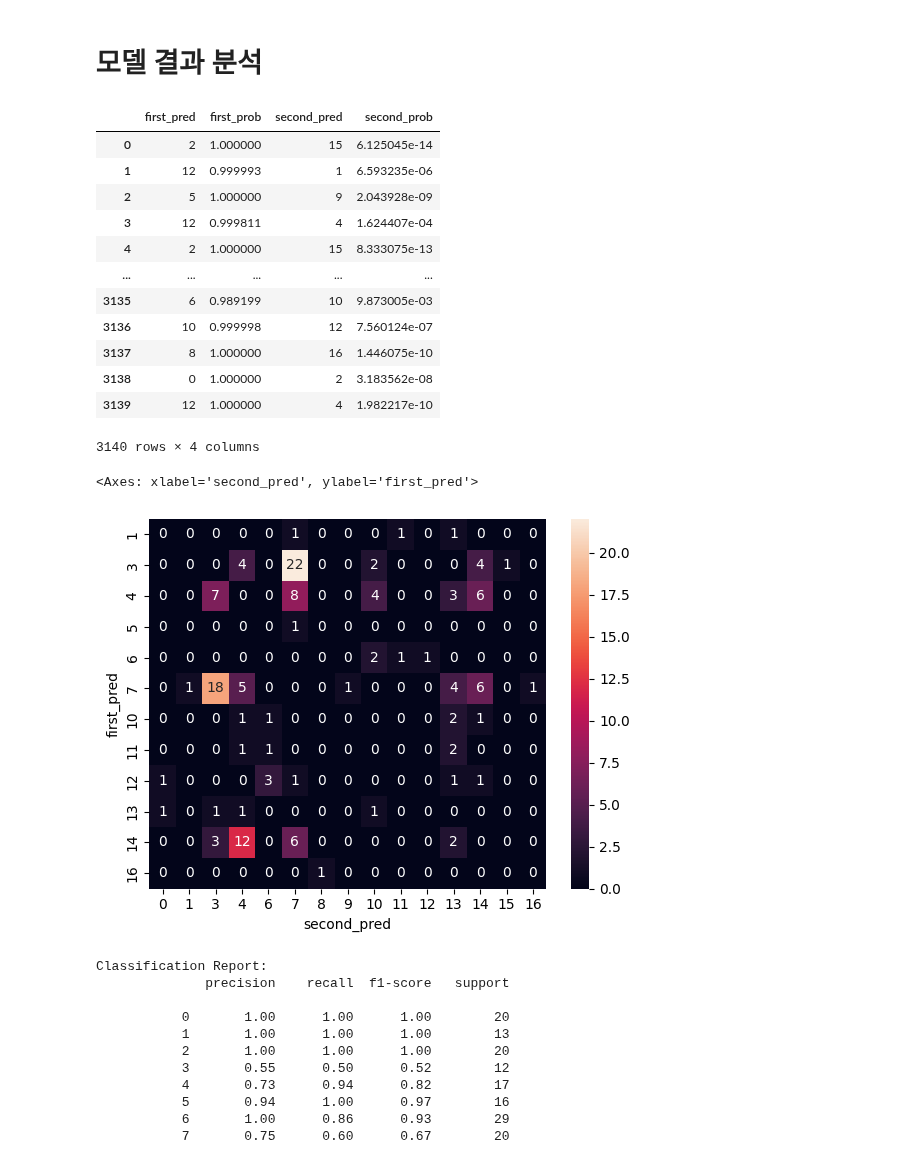
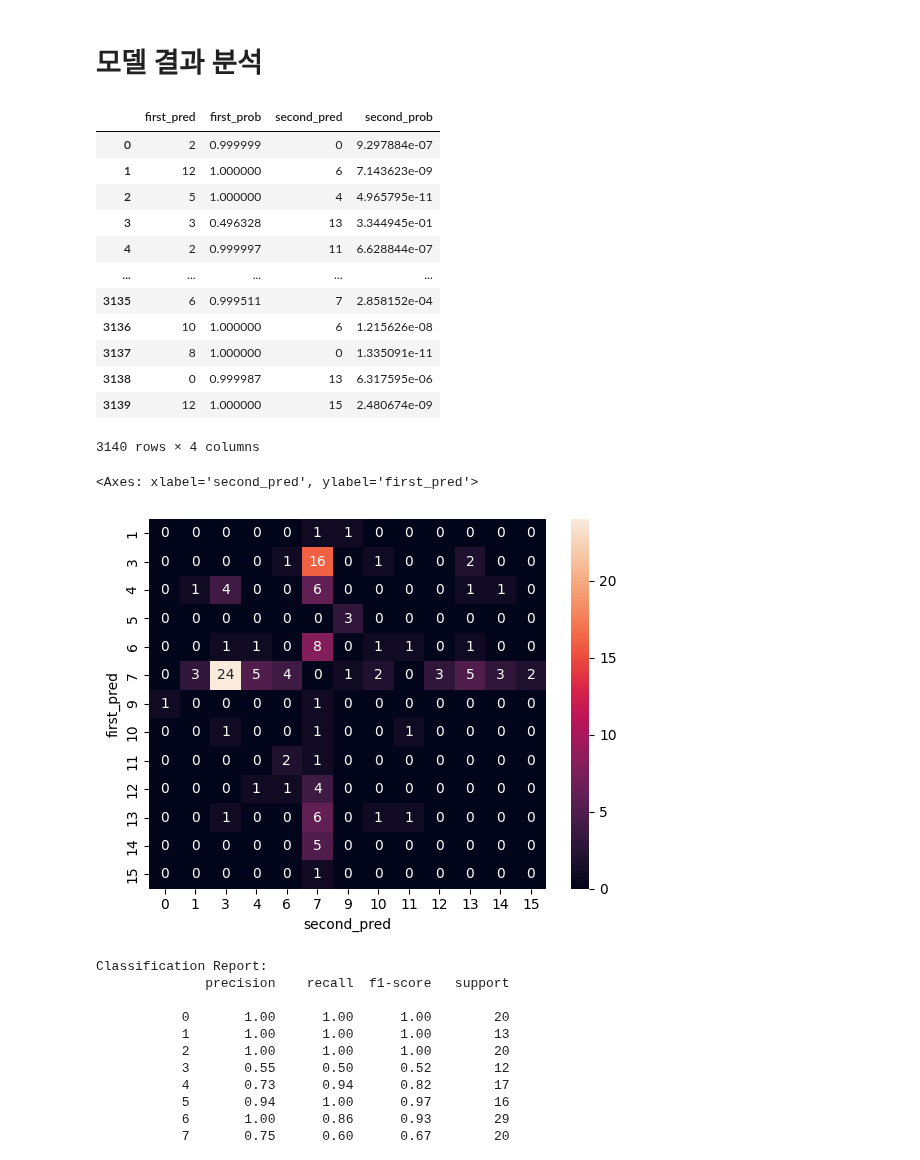
Before and after one commit to UpstageAILab3/upstage-cv-classification-cv2-pub, a Jupyter notebook: semi_model.ipynb, the cells around one changed output. Saved outputs shown, nothing was run; the diff lists cells and outputs as text; code cells hidden in the pictures.

```diff
--- a/semi_model.ipynb
+++ b/semi_model.ipynb
@@ -26,9 +28,10 @@ import wandb
 device = torch.device('cuda' if torch.cuda.is_available() else 'cpu')
 
 PRE_PATH = '/upstage-cv-classification-cv2/data/'
+
 # PATH
-TRAIN_AUG_CSV_PATH = PRE_PATH + 'train_semi_aug.csv'
-TRAIN_AUG_IMAGE_PATH = PRE_PATH + 'train_semi_aug'
+TRAIN_AUG_CSV_PATH = PRE_PATH + 'train_semi_aug2.csv'
+TRAIN_AUG_IMAGE_PATH = PRE_PATH + 'train_semi_aug2'
 
 VALID_CSV_PATH = PRE_PATH + 'valid.csv'
 VALID_IMAGE_PATH = PRE_PATH + 'valid'
@@ -36,10 +39,10 @@ VALID_IMAGE_PATH = PRE_PATH + 'valid'
 TEST_CSV_PATH = PRE_PATH + 'sample_submission.csv'
 TEST_IMAGE_PATH = PRE_PATH + 'test'
 
-RESULT_CSV_PATH = PRE_PATH + 'results'
+RESULT_CSV_PATH = PRE_PATH + 'results/train_semi_aug2.csv'
 
 WANDB_PROJECT_NAME = 'SEMI'
-WANDB_RUN_NAME = 'test_agu_data_only'
+WANDB_RUN_NAME = 'train & test37_agu'
 # %% [markdown]
 # HyperParameter
 # %%
@@ -401,26 +397,26 @@ test_result_df['second_prob'] = test_probs_second_list
 test_result_df
 # %% [output]
 |  | first_pred | first_prob | second_pred | second_prob |
-| 0 | 2 | 1.000000 | 15 | 6.125045e-14 |
-| 1 | 12 | 0.999993 | 1 | 6.593235e-06 |
-| 2 | 5 | 1.000000 | 9 | 2.043928e-09 |
-| 3 | 12 | 0.999811 | 4 | 1.624407e-04 |
-| 4 | 2 | 1.000000 | 15 | 8.333075e-13 |
+| 0 | 2 | 0.999999 | 0 | 9.297884e-07 |
+| 1 | 12 | 1.000000 | 6 | 7.143623e-09 |
+| 2 | 5 | 1.000000 | 4 | 4.965795e-11 |
+| 3 | 3 | 0.496328 | 13 | 3.344945e-01 |
+| 4 | 2 | 0.999997 | 11 | 6.628844e-07 |
 | ... | ... | ... | ... | ... |
-| 3135 | 6 | 0.989199 | 10 | 9.873005e-03 |
-| 3136 | 10 | 0.999998 | 12 | 7.560124e-07 |
-| 3137 | 8 | 1.000000 | 16 | 1.446075e-10 |
-| 3138 | 0 | 1.000000 | 2 | 3.183562e-08 |
-| 3139 | 12 | 1.000000 | 4 | 1.982217e-10 |
+| 3135 | 6 | 0.999511 | 7 | 2.858152e-04 |
+| 3136 | 10 | 1.000000 | 6 | 1.215626e-08 |
+| 3137 | 8 | 1.000000 | 0 | 1.335091e-11 |
+| 3138 | 0 | 0.999987 | 13 | 6.317595e-06 |
+| 3139 | 12 | 1.000000 | 15 | 2.480674e-09 |
 3140 rows × 4 columns
 # %%
-temp_df = test_result_df[(test_result_df['first_prob'] < 0.8)].sort_values(by='first_prob')
+temp_df = test_result_df[(test_result_df['first_prob'] - test_result_df['second_prob']) < 0.3].sort_values(by='first_prob')
 crosstab = pd.crosstab(temp_df['first_pred'], temp_df['second_pred'])
 
 sns.heatmap(data = crosstab, annot=True)
 # %% [output]
 <Axes: xlabel='second_pred', ylabel='first_pred'>
-[figure, old version]
+[figure, new version]
 # %%
 print("Classification Report:")
 report = classification_report(valid_targets_list, valid_preds_list, target_names=[str(i) for i in range(17)])
```
Also changed, not shown: parts of 6 cells of this notebook, 4 other files.
